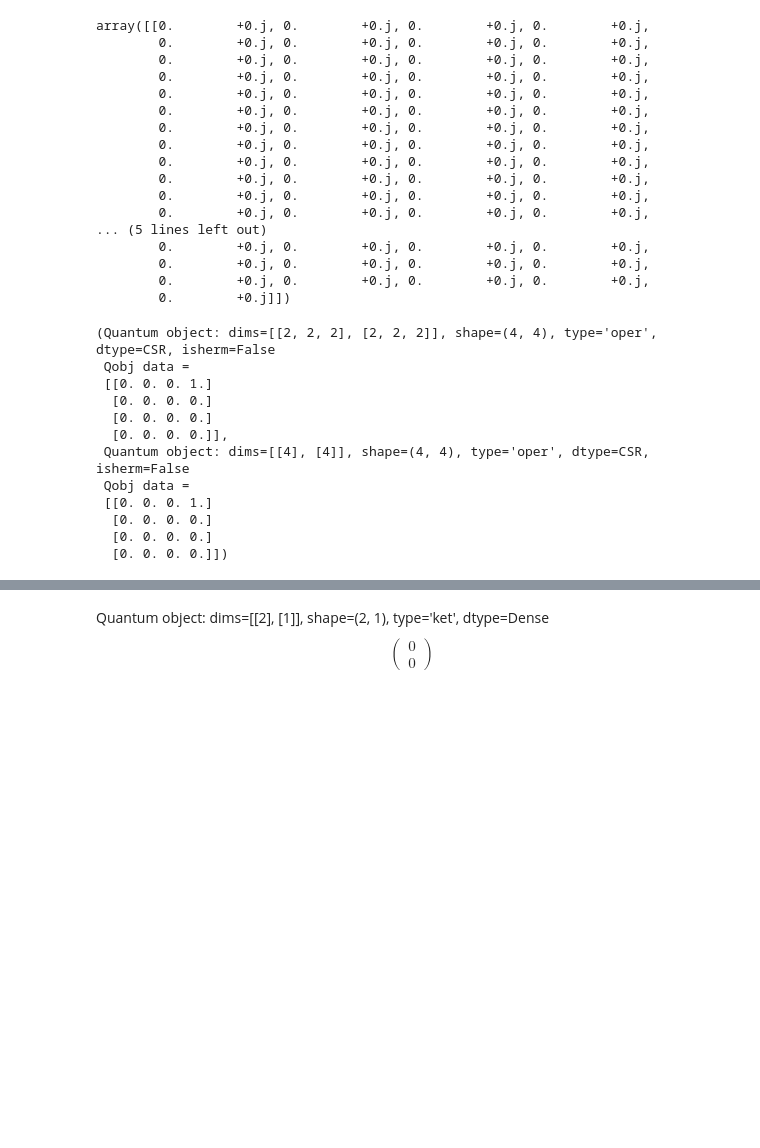
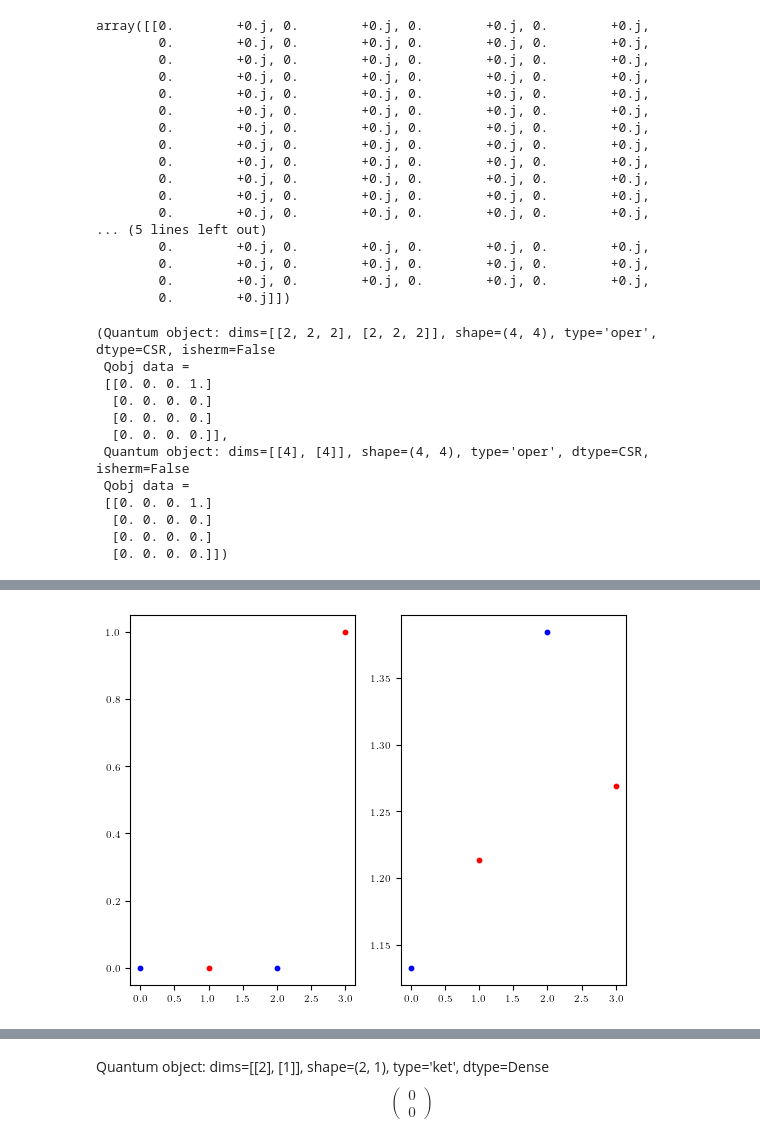
Before and after one commit to ChriGomm/master, a Jupyter notebook: numerics/thermal_phonons.ipynb, the cells around one changed output, grey strips where cells are left out. Saved outputs shown, nothing was run; the diff lists cells and outputs as text; code cells hidden in the pictures; blank space fills up the shorter version.

```diff
--- a/numerics/thermal_phonons.ipynb
+++ b/numerics/thermal_phonons.ipynb
@@ -1483,32 +1491,34 @@ for l in range(1,3):
 (1296, 1296)
 [figure]
 [figure]
+# %%
+p = thermal_phonon_generator(boson_number-1,chain_length)
+eig_ph = np.zeros(len(p))
+for i in range(len(p)):
+    eig_ph[i] = random()
+eig_ph /= np.linalg.norm(eig_ph)
 # %%
-latticeA = np.zeros((2,chain_length//2+chain_length%2))
-latticeB = np.zeros((2,chain_length//2))
+
 atol = 1e-16
 a = 2
-for n in range(latticeA.shape[1]):
-    latticeA[:,n] = n*np.array([1,0])*a
-for n in range(latticeB.shape[1]):
-    latticeB[:,n] = n*np.array([1,0])*a + b*np.array([1,0])+h*np.array([0,1])
+
 
 
 import matplotlib.cm as cm
 orange = cm.Oranges
 blue = cm.Blues
-# d = np.array([np.sqrt(1/3),np.sqrt(2/3)])
+
 d = np.array([0,1])
-ph_scale = 1/50
 
-tsteps = 100
-dt = 0.2
 
-# tsteps = 800
-# dt = 400/tsteps
+# tsteps = 100
+# dt = 0.2
+
+tsteps = 800
+dt = 5/tsteps
 t = np.arange(tsteps)*dt
 freq = 1/t[-1]
-
+ph_scale = 1/50
 def thermal_phonon_generator(excitations,chain_length):
     state = np.zeros(chain_length,dtype=np.int16)
     states = []
@@ -1521,7 +1531,7 @@ def thermal_phonon_generator(excitations,chain_length):
     # discard = int(factorial(excitations+chain_length-1)//(factorial(excitations-1)*factorial(chain_length)))
     # return discard
     return states
-boson_number = 4
+boson_number = 6
 Sys_full = full_dynamics(chain_length,boson_number=boson_number,a=a,d=d,ph_scale=ph_scale)
 def Hamiltonian_spph_for_tevol(t):
     # b = a/2+(b0-a/2)*np.cos(2*np.pi*freq*t)
@@ -1534,57 +1544,66 @@ def Hamiltonian_spph_for_tevol(t):
 
 down = tensor([basis(2,1) for i in range(chain_length)])
 
+state_sp = 0
+eig0 = np.zeros(chain_length)
+# eig0[:2] = 1
+eig0[-1] = 1
+for i in range(chain_length):
+    state_sp += Sys_full.sigmas_p[i]* down* eig0[i]
 
 phonon0 = tensor([basis(boson_number,0) for i in range(chain_length)])
-state_sp = Sys_full.sigmas_p[0]* down
-# phonon_gen = thermal_phonon_generator(2,chain_length)
-# state_ph = 0
-# for phonon_state in phonon_gen:
-#     state = phonon0
-#     # print(phonon_state)
-#     for i in range(len(phonon_state)):
-#         state = annihilation_phonon[i].dag()**phonon_state[i]*state
-#     # print(state.full().T)
-#     state_ph += state.unit()
+# state_sp = Sys_full.sigmas_p[0]* down
+phonon_gen = thermal_phonon_generator(boson_number-1,chain_length)
+state_ph = 0
+for ind, phonon_state in enumerate(phonon_gen):
+    state = phonon0
+    # print(phonon_state)
+    for i in range(len(phonon_state)):
+        state = Sys_full.annihilation_phonon[i].dag()**phonon_state[i]*state
+    # print(state.full().T)
+    state_ph += state.unit()*eig_ph[ind]
 
-state_ph = Sys_full.annihilation_phonon[2].dag()**3*phonon0
+# state_ph = Sys_full.annihilation_phonon[2].dag()**3*phonon0
 
 # for n in range(chain_length):
 # n=0
 # psi0q = 0
 # state_sp = 0
 # for i in range(chain_length):
 #     # for j in range(chain_length):
 #         state_sp += sigmas_p[i]* down*eig0[i]
         # state_ph = (annihilation_phonon[j].dag())**3*phonon0
         # psi0q += tensor(state_sp,state_ph.unit())*eig0[i,j]#eigenvals0[n,1+chain_length*i+j]
 
 psiq = tensor(state_sp.unit(),state_ph.unit())
 # psiq = psi0q.unit()
 # print(psi0q.norm(),b,h)
+psiq.shape, Sys_full.projectors_eval[0].shape
+expect(Sys_full.projectors_eval[0],psiq)
+# psiq = tensor(psi0q,eig_generator_ph*phonon0)
+# #
+fig, ax = plt.subplots(1,2)
+ax[0].scatter(Sys_full.latticeA[0,:],[expect(Sys_full.projectors_eval[2*i],psiq) for i in range(chain_length//2+chain_length%2)],color='blue',s=10)
+ax[0].scatter(Sys_full.latticeB[0,:],[expect(Sys_full.projectors_eval[2*i+1],psiq) for i in range(chain_length//2)],color='red',s=10)
 
-# psiq = tensor(psi0q,eig_generator_ph*phonon0)
-#
-fig, ax = plt.subplots(1,2)
-ax[0].scatter(latticeA[0,:],[expect(projectors_eval[2*i],psiq) for i in range(chain_length//2+chain_length%2)],color='blue',s=10)
-ax[0].scatter(latticeB[0,:],[expect(projectors_eval[2*i+1],psiq) for i in range(chain_length//2)],color='red',s=10)
-
-ax[1].scatter(latticeA[0,:],[expect(projectors_eval[chain_length+2*i],psiq) for i in range(chain_length//2+chain_length%2)],color='blue',s=10)
-ax[1].scatter(latticeB[0,:],[expect(projectors_eval[chain_length+2*i+1],psiq) for i in range(chain_length//2)],color='red',s=10)
+ax[1].scatter(Sys_full.latticeA[0,:],[expect(Sys_full.projectors_eval[chain_length+2*i],psiq) for i in range(chain_length//2+chain_length%2)],color='blue',s=10)
+ax[1].scatter(Sys_full.latticeB[0,:],[expect(Sys_full.projectors_eval[chain_length+2*i+1],psiq) for i in range(chain_length//2)],color='red',s=10)
 plt.show()
-traj1 = sesolve(Hamiltonian_spph_for_tevol(0),psiq,t,e_ops=projectors_eval,options={"progress_bar":True,"store_final_state":True,"atol":atol,"rtol":atol})
+# traj1 = sesolve(Hamiltonian_spph_for_tevol(0),psiq,t,e_ops=Sys_full.projectors_eval,options={"progress_bar":True,"store_final_state":True,"atol":atol,"rtol":atol})
+traj1 = sesolve(Sys_full.Hamiltonian_1Dph(0,Sys_full.a/2,0),psiq,t,e_ops=Sys_full.projectors_eval,options={"progress_bar":True,"store_final_state":True,"atol":atol,"rtol":atol})
 # t = t[:20],"store_states":True
-print(Hamiltonian_spph_for_tevol(0).full().shape)
+# print(Hamiltonian_spph_for_tevol(0).full().shape)
 fig, ax = plt.subplots(1,1)
 fig2, ax2 = plt.subplots(1,1)
 for i in range(chain_length//2):
     ax2.scatter(t,traj1.expect[chain_length+2*i],color=blue(0.4+0.6*i/(chain_length//2+chain_length%2)),s=7,label=f'A{i}')
     ax2.scatter(t,traj1.expect[chain_length+2*i+1],color=orange(0.4+0.6*i/(chain_length//2)),s=7,label=f"B{i}")
     ax.scatter(t,traj1.expect[2*i],color=blue(0.4+0.6*i/(chain_length//2+chain_length%2)),s=7,label=f'A{i}')
     ax.scatter(t,traj1.expect[2*i+1],color=orange(0.4+0.6*i/(chain_length//2)),s=7,label=f"B{i}")
 # ax.scatter(t,traj1.expect[chain_length-1],color=blue(0.4+0.6*(i+1)/(chain_length//2+chain_length%2)),s=7,label=f'A{i+1}')
 # ax2.scatter(t,traj1.expect[chain_length*2-1],color=blue(0.4+0.6*(i+1)/(chain_length//2+chain_length%2)),s=7,label=f'A{i+1}')
 ax.legend()
 ax2.legend()
 plt.show()
 # %% [output]
+[figure, new version]
```
Also changed, not shown: parts of 6 cells of this notebook.
